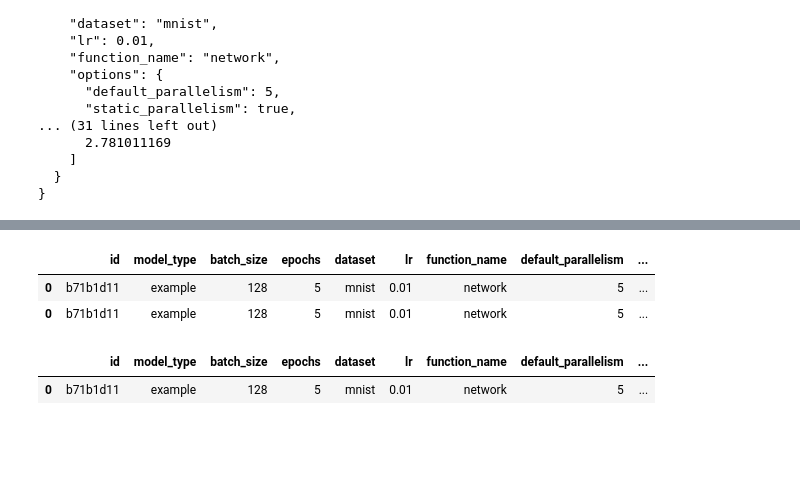
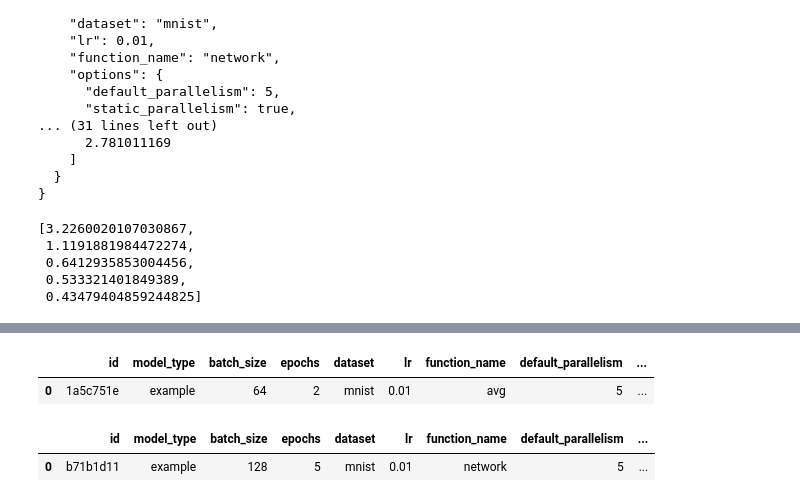
Before and after one commit to DiegoStock12/kubeml, a Jupyter notebook: ml/experiments/experiments.ipynb, the cells around one changed output, grey strips where cells are left out. Drawn from its saved outputs; the diff is of its cells as text; code cells hidden in the pictures; blank space fills up the shorter version.

```diff
--- a/ml/experiments/experiments.ipynb
+++ b/ml/experiments/experiments.ipynb
@@ -45,7 +43,13 @@ exp.save('./tests/')
+# %%
+d.train_loss[0]
+# %% [output]
+[3.2260020107030867,
+ 1.1191881984472274,
+ 0.6412935853004456,
+ 0.533321401849389,
+ 0.43479404859244825]
 # %%
 import pandas as pd
-e = pd.read_pickle('./tests/b71b1d11.pkl')
-e2 = pd.read_pickle('./tests/other.pkl')
-
-pd.concat([e, e2])
+e = pd.read_pickle('./tests/1a5c751e.pkl')
+e
 # %% [output]
@@ -52,6 +59,5 @@ pd.concat([e, e2])
 |  | id | model_type | batch_size | epochs | dataset | lr | function_name | default_parallelism | ... |
-| 0 | b71b1d11 | example | 128 | 5 | mnist | 0.01 | network | 5 | ... |
-| 0 | b71b1d11 | example | 128 | 5 | mnist | 0.01 | network | 5 | ... |
+| 0 | 1a5c751e | example | 64 | 2 | mnist | 0.01 | avg | 5 | ... |
 # %%
 h.to_dict()
 
```
Also changed, not shown: parts of 6 cells of this notebook, 7 other files.
